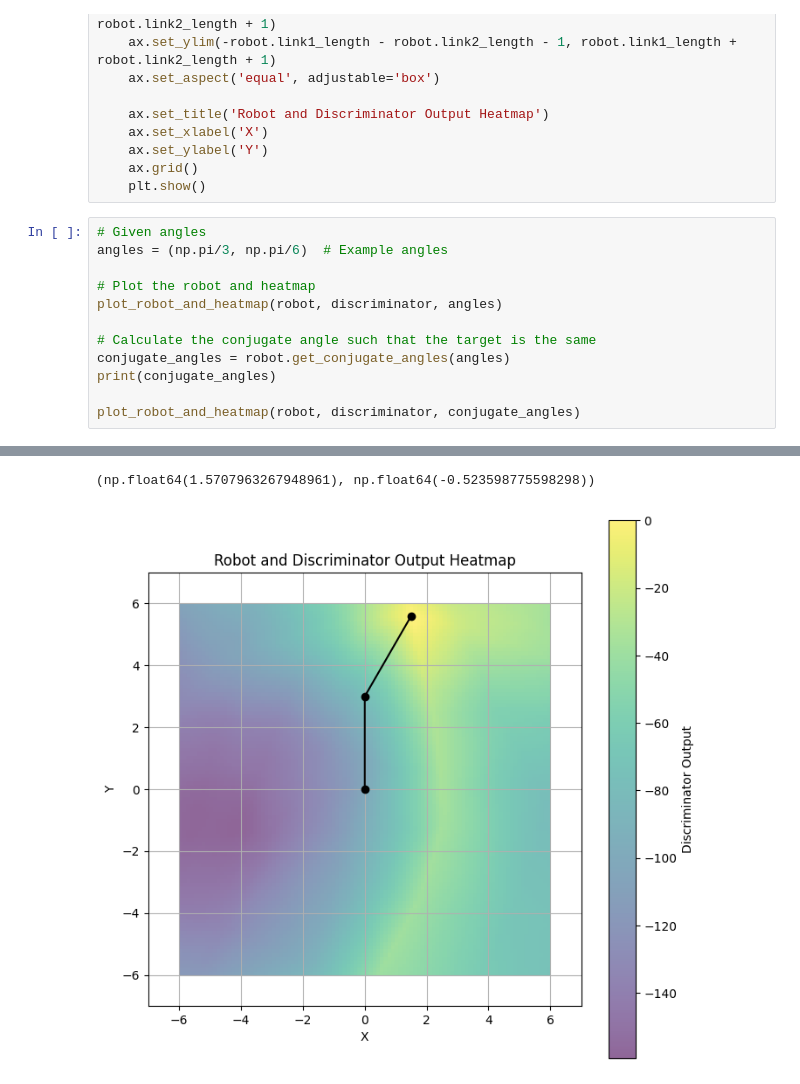
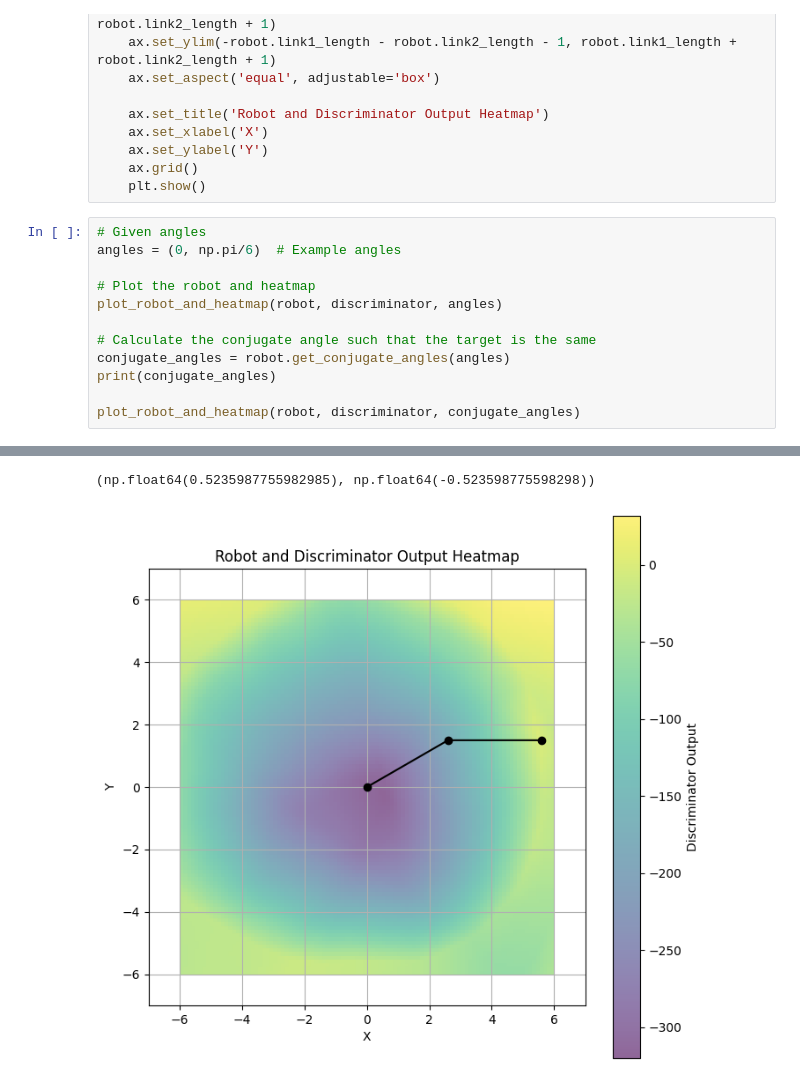
Before and after one commit to zipping-suger/MultiModLearn, a Jupyter notebook: note.ipynb, the cells around one changed output, grey strips where cells are left out. Cells and saved outputs as stored; diff of their text form.

```diff
--- a/note.ipynb
+++ b/note.ipynb
@@ -86,7 +86,7 @@ def plot_robot_and_heatmap(robot, discriminator, angles, grid_size=100):
     plt.show()
 # %%
 # Given angles
-angles = (np.pi/3, np.pi/6)  # Example angles
+angles = (0, np.pi/6)  # Example angles
 
 # Plot the robot and heatmap
 plot_robot_and_heatmap(robot, discriminator, angles)
@@ -101,2 +101,2 @@ plot_robot_and_heatmap(robot, discriminator, conjugate_angles)
-(np.float64(1.5707963267948961), np.float64(-0.523598775598298))
+(np.float64(0.5235987755982985), np.float64(-0.523598775598298))
-[figure, old version]
+[figure, new version]
```
Also changed, not shown: parts of 1 cell of this notebook, 6 other files.
